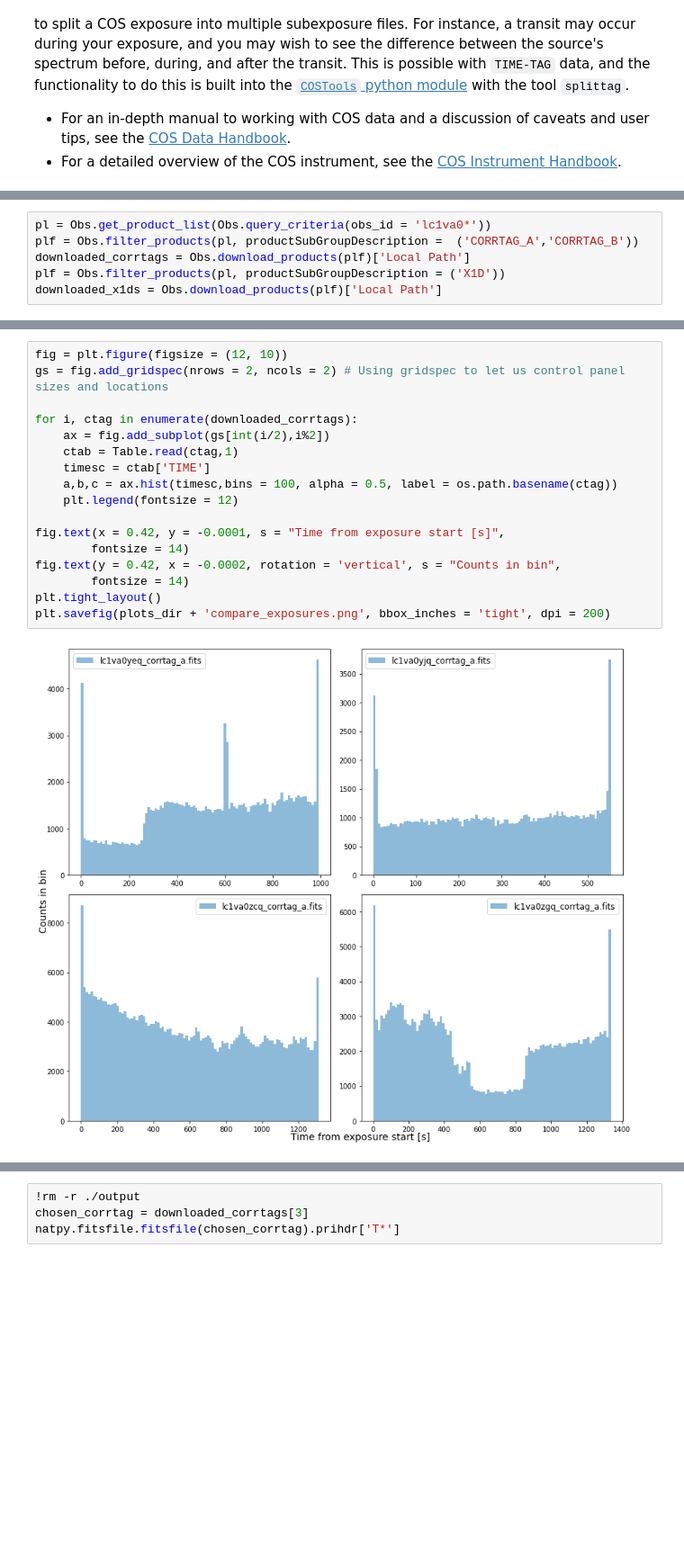
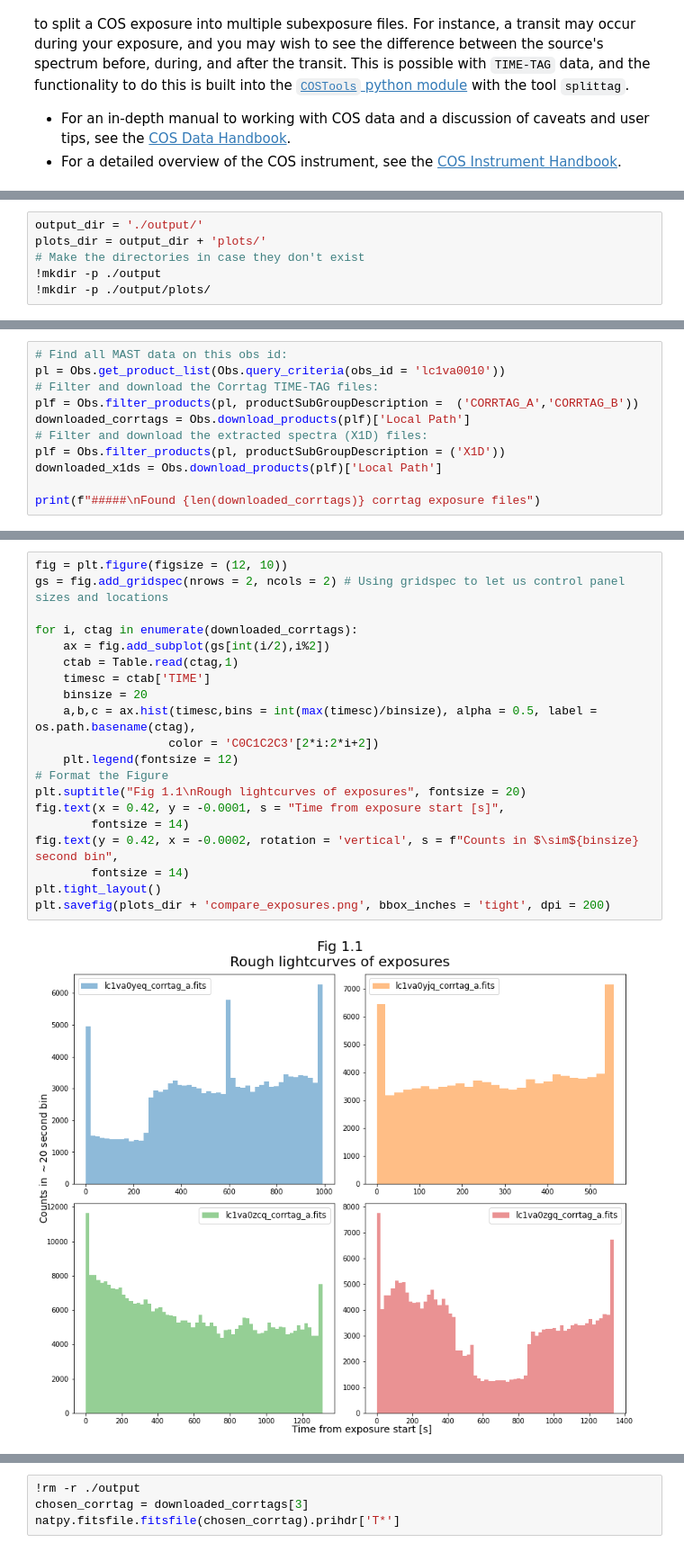
Before and after one commit to nkerman/notebooks, a Jupyter notebook: notebooks/COS/Splittag/Splittag.ipynb, the cells around one changed output, grey strips where cells are left out. Shown: that part at 90% size. Cells and saved outputs as stored; diff of their text form; blank space fills up the shorter version.

```diff
--- a/notebooks/COS/Splittag/Splittag.ipynb
+++ b/notebooks/COS/Splittag/Splittag.ipynb
@@ -66,0 +66,6 @@ if not os.path.exists(plots_dir):
+# %%
+output_dir = './output/'
+plots_dir = output_dir + 'plots/'
+# Make the directories in case they don't exist
+!mkdir -p ./output
+!mkdir -p ./output/plots/
@@ -67,9 +75,14 @@ if not os.path.exists(plots_dir):
 # %%
-pl = Obs.get_product_list(Obs.query_criteria(obs_id = 'lc1va0*'))
+# Find all MAST data on this obs id:
+pl = Obs.get_product_list(Obs.query_criteria(obs_id = 'lc1va0010'))
+# Filter and download the Corrtag TIME-TAG files:
 plf = Obs.filter_products(pl, productSubGroupDescription =  ('CORRTAG_A','CORRTAG_B'))
 downloaded_corrtags = Obs.download_products(plf)['Local Path']
+# Filter and download the extracted spectra (X1D) files:
 plf = Obs.filter_products(pl, productSubGroupDescription = ('X1D'))
 downloaded_x1ds = Obs.download_products(plf)['Local Path']
+
+print(f"#####\nFound {len(downloaded_corrtags)} corrtag exposure files")
 # %% [output]
 INFO: Found cached file ./mastDownload/HST/lc1va0yeq/lc1va0yeq_corrtag_a.fits with expected size 5564160. [astroquery.query]
 INFO: Found cached file ./mastDownload/HST/lc1va0yjq/lc1va0yjq_corrtag_a.fits with expected size 4129920. [astroquery.query]
@@ -82,19 +104,22 @@ INFO: Found cached file ./mastDownload/HST/lc1va0zgq/lc1va0zgq_x1d.fits with exp
 # %%
 fig = plt.figure(figsize = (12, 10))
 gs = fig.add_gridspec(nrows = 2, ncols = 2) # Using gridspec to let us control panel sizes and locations
 
 for i, ctag in enumerate(downloaded_corrtags):
     ax = fig.add_subplot(gs[int(i/2),i%2])
     ctab = Table.read(ctag,1)
     timesc = ctab['TIME']
-    a,b,c = ax.hist(timesc,bins = 100, alpha = 0.5, label = os.path.basename(ctag))
+    binsize = 20
+    a,b,c = ax.hist(timesc,bins = int(max(timesc)/binsize), alpha = 0.5, label = os.path.basename(ctag),
+                   color = 'C0C1C2C3'[2*i:2*i+2])
     plt.legend(fontsize = 12)
-
+# Format the Figure
+plt.suptitle("Fig 1.1\nRough lightcurves of exposures", fontsize = 20)
 fig.text(x = 0.42, y = -0.0001, s = "Time from exposure start [s]",
         fontsize = 14)
-fig.text(y = 0.42, x = -0.0002, rotation = 'vertical', s = "Counts in bin",
+fig.text(y = 0.42, x = -0.0002, rotation = 'vertical', s = f"Counts in $\sim${binsize} second bin",
         fontsize = 14)
 plt.tight_layout()
 plt.savefig(plots_dir + 'compare_exposures.png', bbox_inches = 'tight', dpi = 200)
 # %% [output]
-[figure, old version]
+[figure, new version]
```
Also changed, not shown: parts of 16 cells of this notebook.
